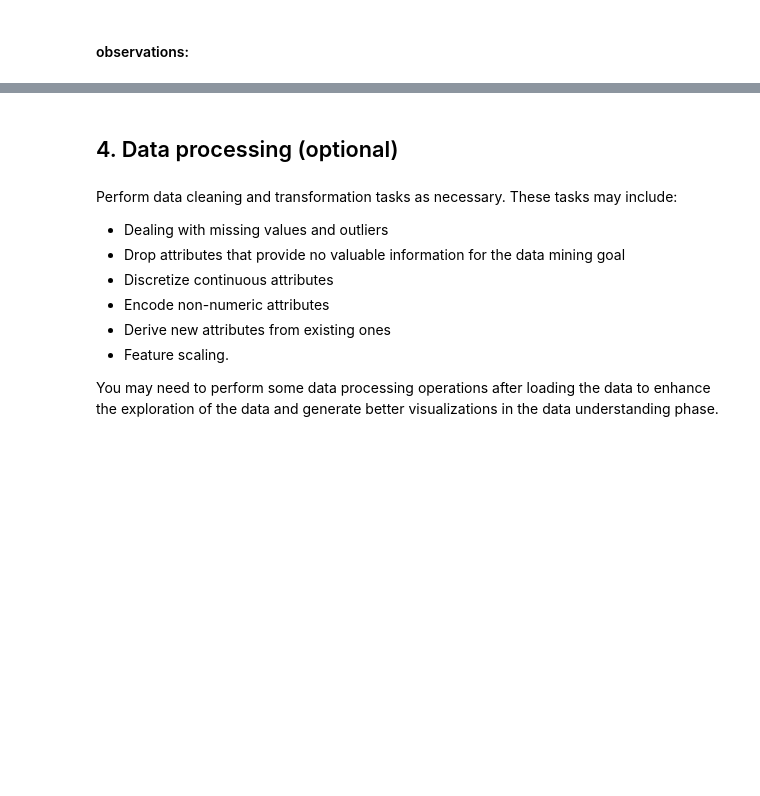
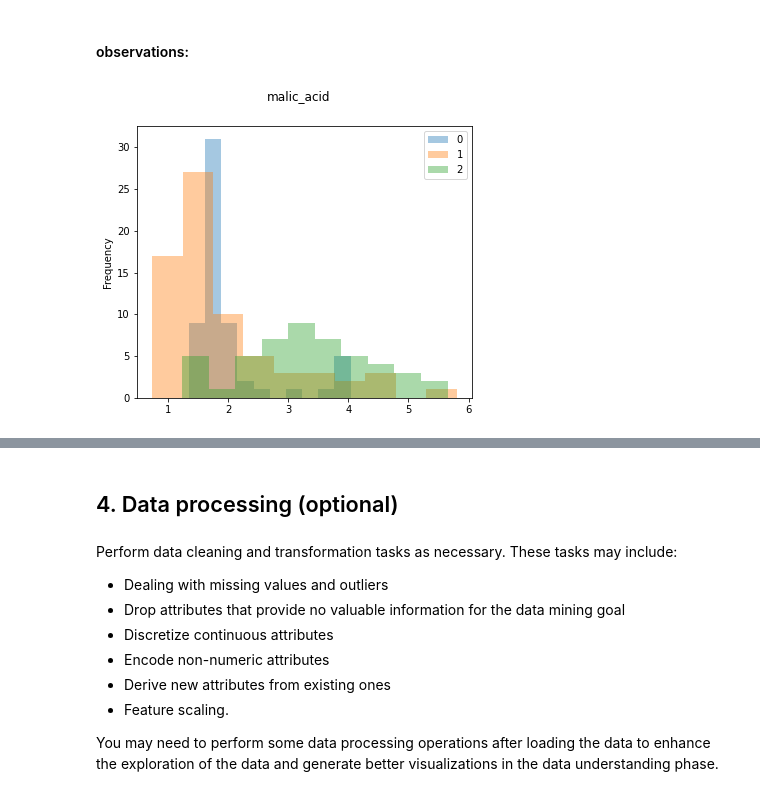
Before and after one commit to Joycelam082/CIS-3200-Final-Project, a Jupyter notebook: Data_mining_project-template.ipynb, the cells around one changed output, grey strips where cells are left out. Saved outputs shown, nothing was run; the diff lists cells and outputs as text; code cells hidden in the pictures; blank space fills up the shorter version.

```diff
--- a/Data_mining_project-template.ipynb
+++ b/Data_mining_project-template.ipynb
@@ -154,2 +169,6 @@ plot_class_attribute_dist(df, 'target', 'od280/od315_of_diluted_wines')
 # %% [markdown]
 #### observations:
+# %%
+plot_class_attribute_dist(df, 'target', 'malic_acid')
+# %% [output]
+[figure, added]
```
Also changed, not shown: parts of 15 cells of this notebook.
